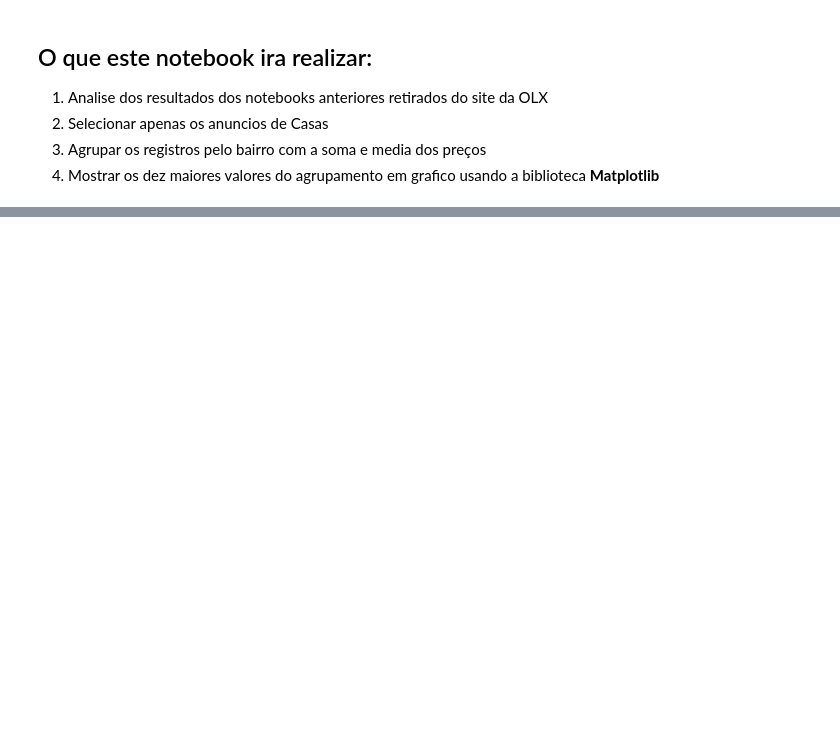
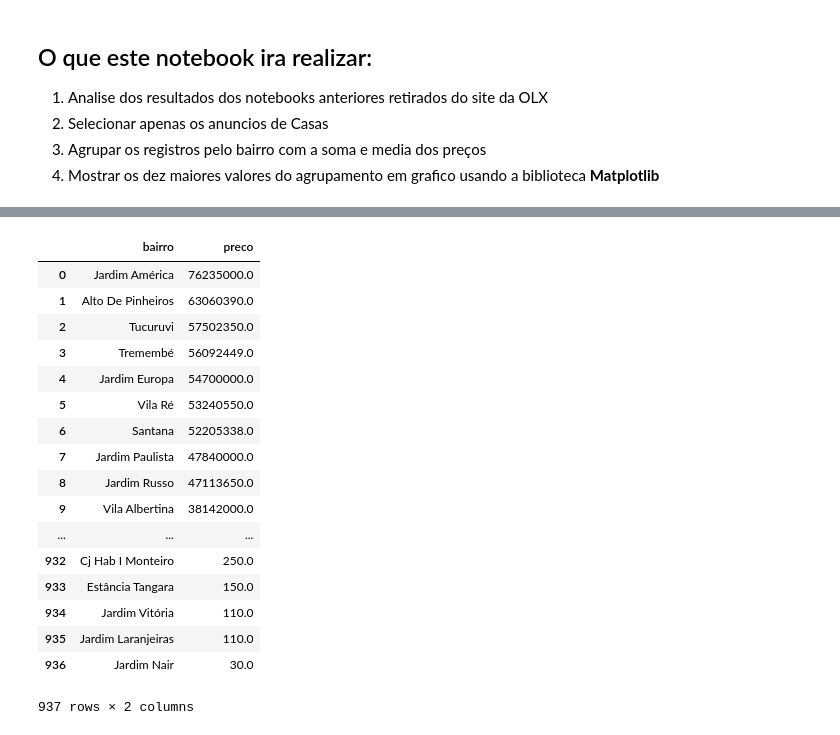
Before and after one commit to gian-lepear/olx-webscrap, a Jupyter notebook: 2-OLX_Analise/Analise_OLX.ipynb, the cells around one changed output, grey strips where cells are left out. Cells and saved outputs as stored; diff of their text form; code cells hidden in the pictures; blank space fills up the shorter version.

```diff
--- a/2-OLX_Analise/Analise_OLX.ipynb
+++ b/2-OLX_Analise/Analise_OLX.ipynb
@@ -57,9 +53,5 @@ Categories (5, object): [Terrenos, sítios e fazendas, Casas, Aluguel de quartos
 # %%
-#Seleciona apenas anuncios de Categoria 'Casas'
-df_casa = df[df['categoria'] == 'Casas']
-#Reseta o index do DataFrame
-df_casa = df_casa.reset_index()
 #seleciona apenas a coluna bairro e preço
-df_casa = df_casa[['bairro', 'preco']]
+df = df[['bairro', 'preco']]
 # %%
 #cria um data frame com a soma dos precos dos bairros
@@ -68,5 +60,26 @@ df_soma = df_casa.groupby(['bairro'], as_index=False)['preco'].sum()
 df_soma = df_soma.sort_values(by='preco',ascending=False)
 #Reseta o index do DataFrame
 df_soma = df_soma.reset_index(drop='index')
+# %%
+df_soma
+# %% [output]
+|  | bairro | preco |
+| 0 | Jardim América | 76235000.0 |
+| 1 | Alto De Pinheiros | 63060390.0 |
+| 2 | Tucuruvi | 57502350.0 |
+| 3 | Tremembé | 56092449.0 |
+| 4 | Jardim Europa | 54700000.0 |
+| 5 | Vila Ré | 53240550.0 |
+| 6 | Santana | 52205338.0 |
+| 7 | Jardim Paulista | 47840000.0 |
+| 8 | Jardim Russo | 47113650.0 |
+| 9 | Vila Albertina | 38142000.0 |
+| ... | ... | ... |
+| 932 | Cj Hab I Monteiro | 250.0 |
+| 933 | Estância Tangara | 150.0 |
+| 934 | Jardim Vitória | 110.0 |
+| 935 | Jardim Laranjeiras | 110.0 |
+| 936 | Jardim Nair | 30.0 |
+937 rows × 2 columns
 # %%
 #cria um data frame com a media dos precos dos bairros
```
Also changed, not shown: parts of 13 cells of this notebook, 6 other files.
